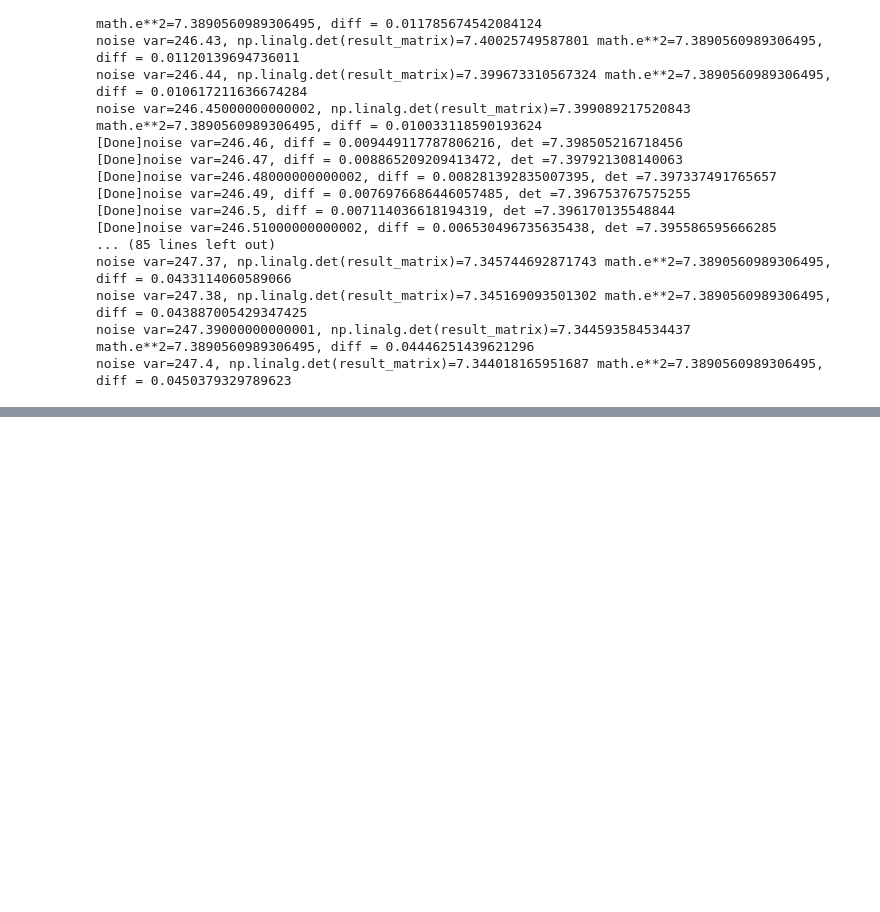
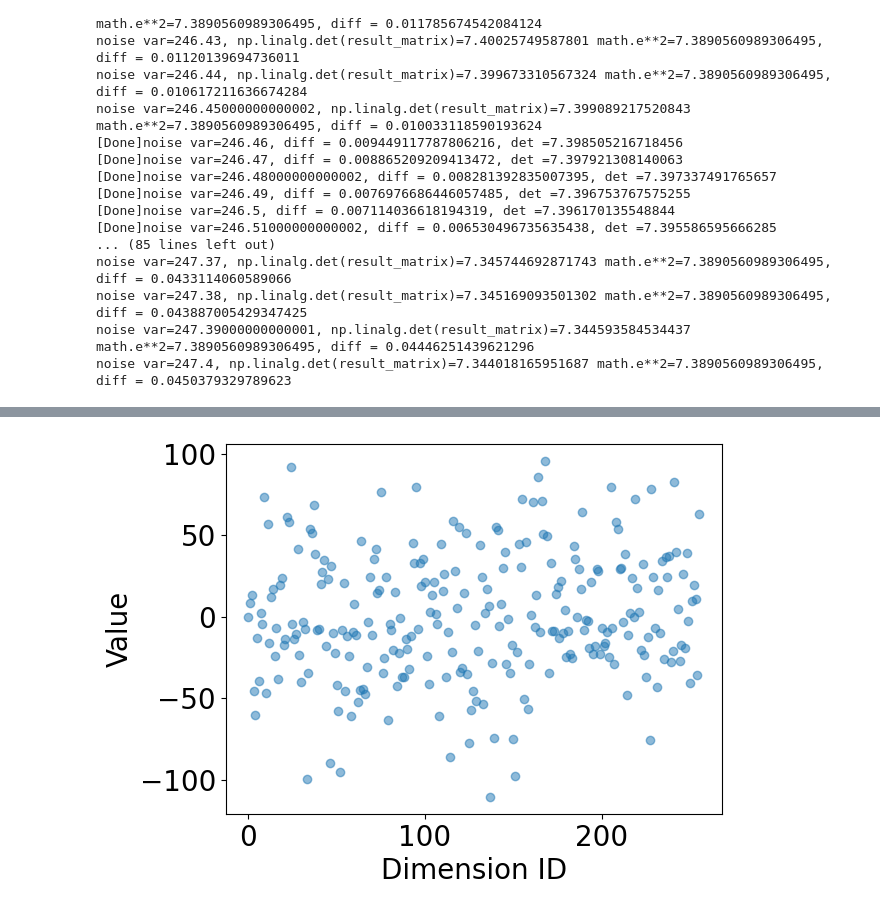
Before and after one commit to georgia-tech-synergy-lab/Privatar, a Jupyter notebook: profiled_latent_code/cov_calculation_new_data.ipynb, the cells around one changed output, grey strips where cells are left out. Saved outputs shown, nothing was run; the diff lists cells and outputs as text; code cells hidden in the pictures; blank space fills up the shorter version.

```diff
--- a/profiled_latent_code/cov_calculation_new_data.ipynb
+++ b/profiled_latent_code/cov_calculation_new_data.ipynb
@@ -503,0 +633,11 @@ samples = torch.from_numpy(np.random.multivariate_normal(mean, noise_covaraince_
+# %%
+import numpy as np
+import matplotlib.pyplot as plt
+
+x = [i for i  in range(num_element_mean)]
+plt.scatter(x, samples, alpha=0.5)
+plt.xlabel('Dimension ID')
+plt.ylabel('Value')
+plt.show()
+# %% [output]
+[figure, added]
```
Also changed, not shown: parts of 5 cells of this notebook, 53 other files.
